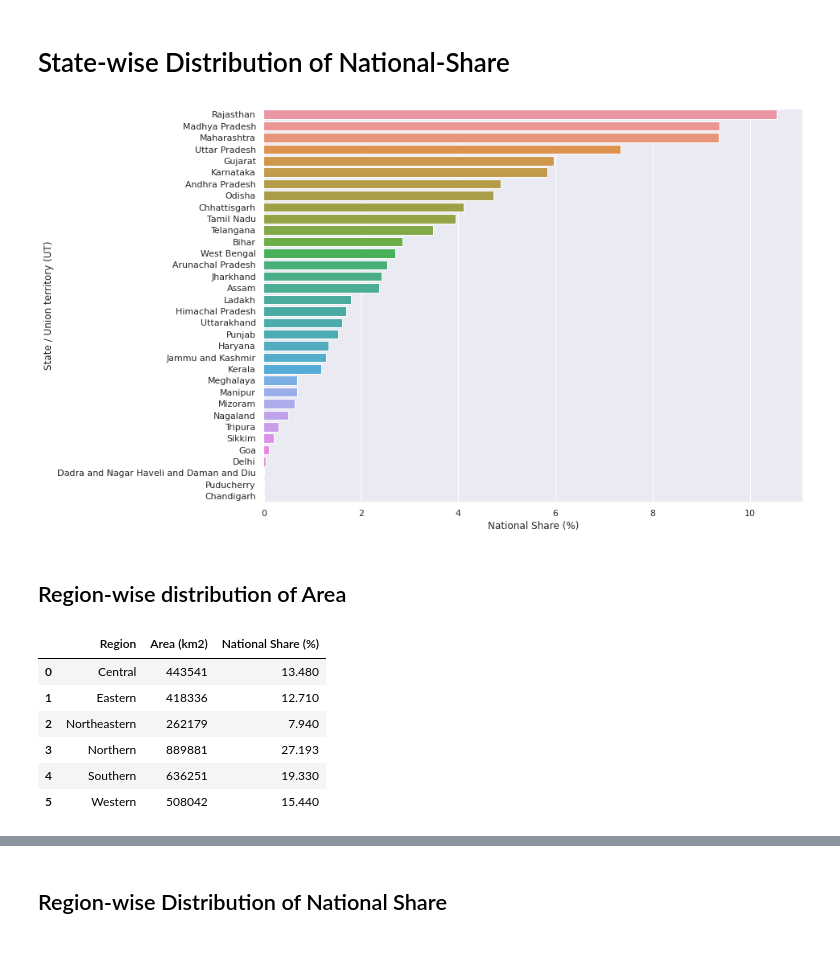
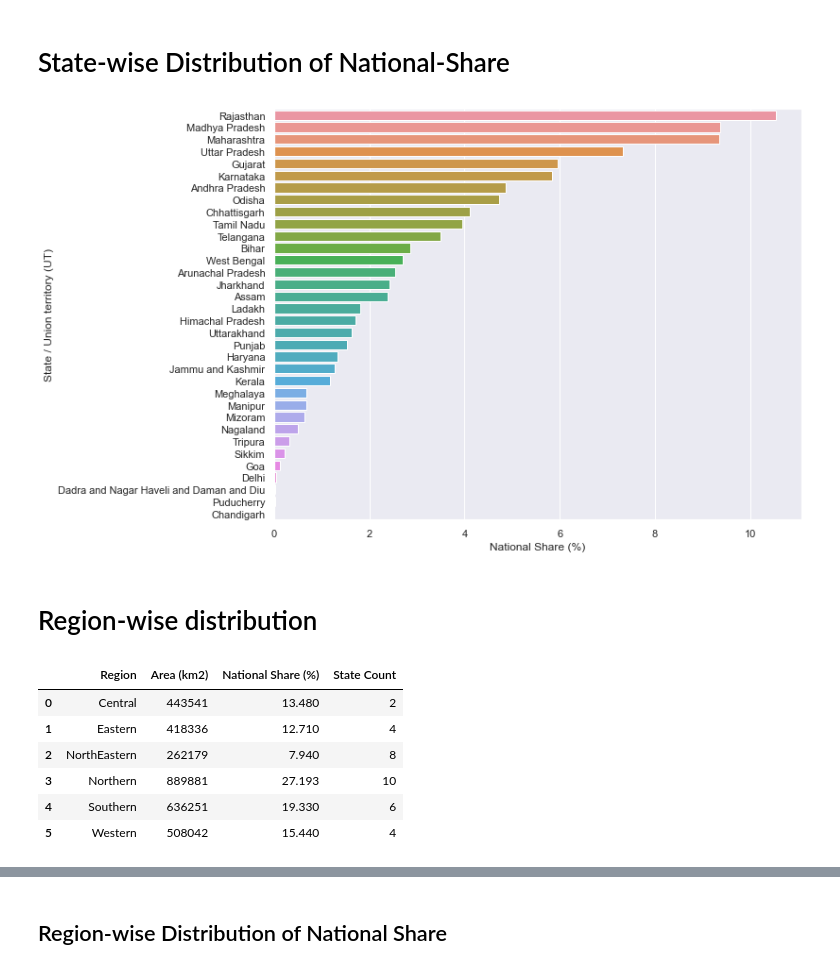
Before and after one commit to SheCodes-IEEE-CIS-GHRCE/Electricity-Generation-Analysis-and-Prediction-in-India, a Jupyter notebook: Elec-gen.ipynb, the cells around one changed output, grey strips where cells are left out. Saved outputs shown, nothing was run; the diff lists cells and outputs as text; code cells hidden in the pictures.

```diff
--- a/Elec-gen.ipynb
+++ b/Elec-gen.ipynb
@@ -328,25 +324,28 @@ state_region
 | 31 | Dadra and Nagar Haveli and Daman ... | 603 | Western | 0.010 |
 | 32 | Puducherry | 492 | Southern | 0.010 |
 | 33 | Chandigarh | 114 | Northern | 0.003 |
+# %%
+state_region = state_region.replace('Northeastern','NorthEastern')
 # %% [markdown]
 # State-wise Distribution of National-Share
 # %%
-sns.set(rc={'figure.figsize':(12,9)})
+sns.set(rc={'figure.figsize':(10,8)})
 sns.barplot(x='National Share (%)',y='State / Union territory (UT)',data=state_region)
 plt.show()
 # %% [output]
-[figure, old version]
+[figure, new version]
 # %% [markdown]
-## Region-wise distribution of Area
+# Region-wise distribution
 # %%
 regions = state_region.groupby('Region').agg('sum')
+regions['State Count']= state_region.groupby(by=['Region'])['State / Union territory (UT)'].count()
 regions = regions.reset_index()
 regions
 # %% [output]
-|  | Region | Area (km2) | National Share (%) |
-| 0 | Central | 443541 | 13.480 |
-| 1 | Eastern | 418336 | 12.710 |
-| 2 | Northeastern | 262179 | 7.940 |
-| 3 | Northern | 889881 | 27.193 |
-| 4 | Southern | 636251 | 19.330 |
-| 5 | Western | 508042 | 15.440 |
+|  | Region | Area (km2) | National Share (%) | State Count |
+| 0 | Central | 443541 | 13.480 | 2 |
+| 1 | Eastern | 418336 | 12.710 | 4 |
+| 2 | NorthEastern | 262179 | 7.940 | 8 |
+| 3 | Northern | 889881 | 27.193 | 10 |
+| 4 | Southern | 636251 | 19.330 | 6 |
+| 5 | Western | 508042 | 15.440 | 4 |
```
Also changed, not shown: parts of 49 cells of this notebook.
